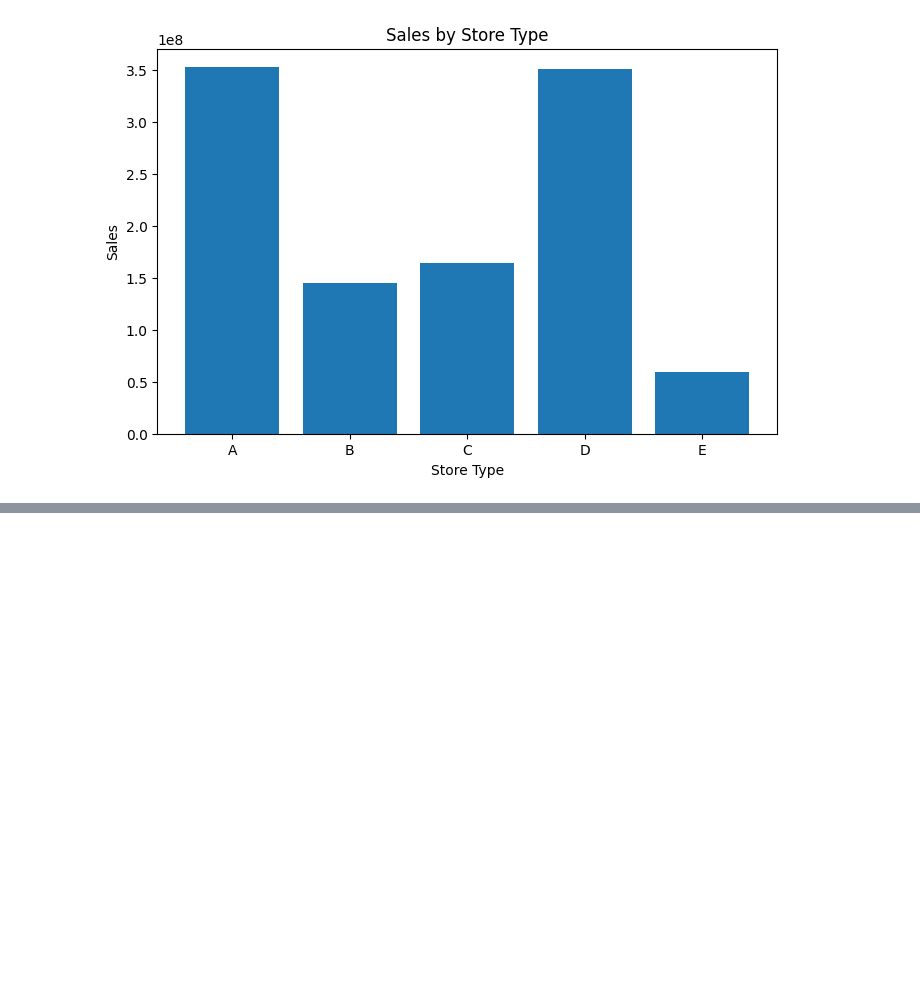
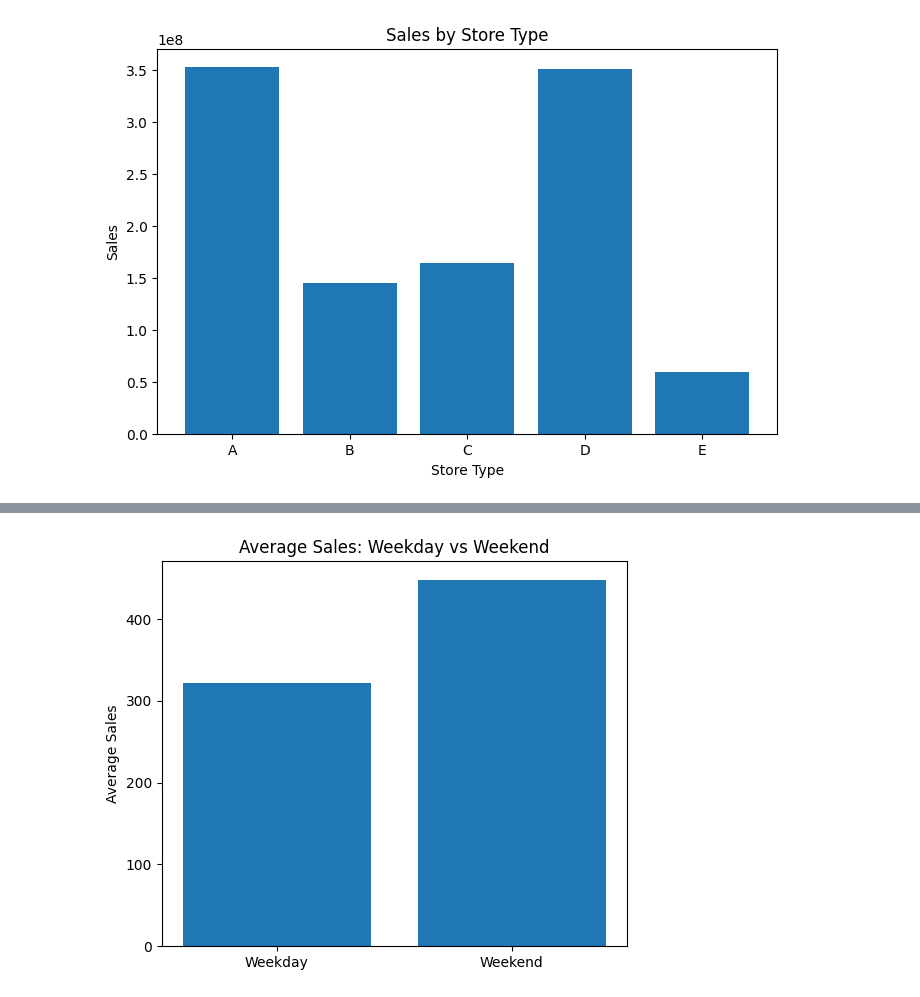
Before and after one commit to Husnain5Khalid/DemandIQ-Smart-demand-forecasting-, a Jupyter notebook: notebooks/01-DataExploration.ipynb, the cells around one changed output, grey strips where cells are left out. Cells and saved outputs as stored; diff of their text form; code cells hidden in the pictures; blank space fills up the shorter version.

```diff
--- a/notebooks/01-DataExploration.ipynb
+++ b/notebooks/01-DataExploration.ipynb
@@ -762,0 +848,4 @@ plt.show()
+# %%
+train_df["is_weekend"] = (
+    train_df["date"].dt.dayofweek >= 5
+)
@@ -762,0 +864,17 @@ plt.show()
+# %%
+plt.figure(figsize=(6,5))
+
+labels = ["Weekday","Weekend"]
+
+plt.bar(
+    labels,
+    weekend_sales["sales"]
+)
+
+plt.title("Average Sales: Weekday vs Weekend")
+
+plt.ylabel("Average Sales")
+
+plt.show()
+# %% [output]
+[figure, added]
```
Also changed, not shown: parts of 11 cells of this notebook.
